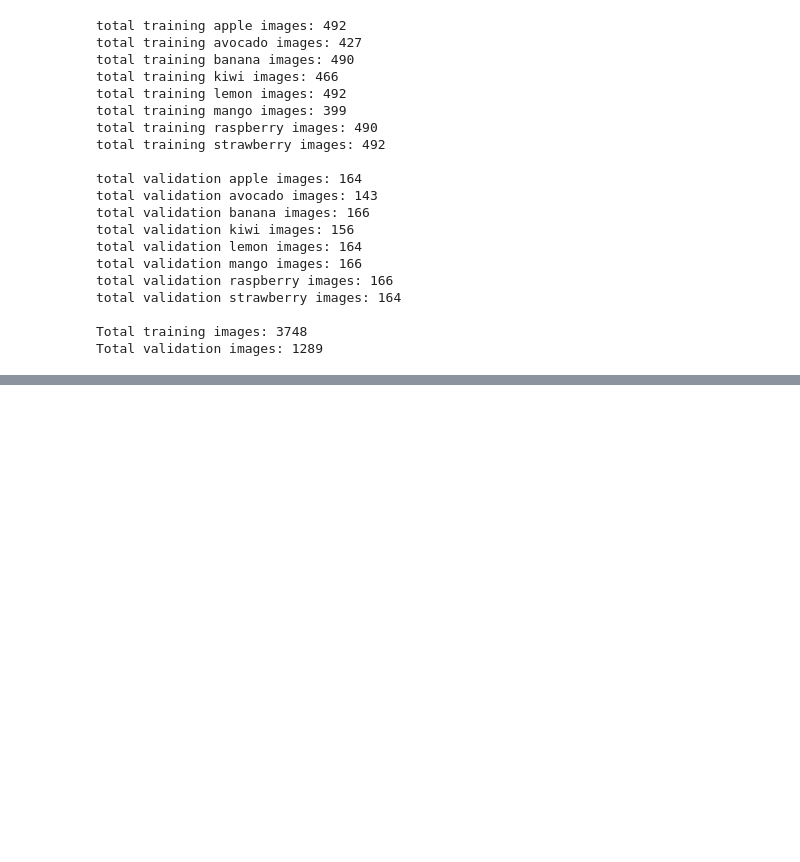
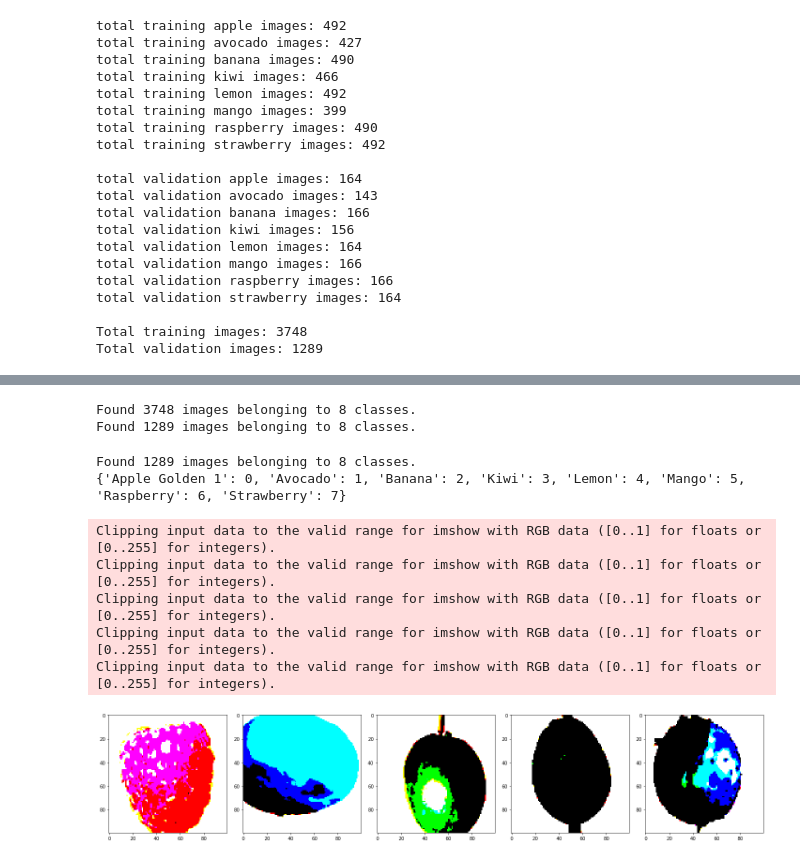
Before and after one commit to YasirHabib/Deep-Learning-Advanced-Computer-Vision, a Jupyter notebook: fruits_360_vgg_keras.ipynb, the cells around one changed output, grey strips where cells are left out. Cells and saved outputs as stored; diff of their text form; code cells hidden in the pictures; blank space fills up the shorter version.

```diff
--- a/fruits_360_vgg_keras.ipynb
+++ b/fruits_360_vgg_keras.ipynb
@@ -174,3 +123,62 @@ Found 1289 images belonging to 8 classes.
+# %%
+# image_gen_train is an instance of ImageDataGenerator. The arguments tell the generator the ways in which its allowed to modify the data (images)
+image_gen_train = ImageDataGenerator(
+    rotation_range=20,
+    width_shift_range=0.1,
+    height_shift_range=0.1,
+    shear_range=0.1,
+    zoom_range=0.2,
+    horizontal_flip=True,
+    vertical_flip=True,
+    preprocessing_function=preprocess_input
+)
+
+image_gen_val = ImageDataGenerator(preprocessing_function=preprocess_input)  # Generator for our validation data
+# %%
+# create generators
+train_generator = image_gen_train.flow_from_directory(
+    train_dir,
+    target_size=IMAGE_SIZE,
+    shuffle=True,
+    batch_size=batch_size,
+)
+
+valid_generator = image_gen_val.flow_from_directory(
+    validation_dir,
+    target_size=IMAGE_SIZE,
+    shuffle=True,
+    batch_size=batch_size,
+)
+# %% [output]
+Found 3748 images belonging to 8 classes.
+Found 1289 images belonging to 8 classes.
+# %%
+valid_generator = image_gen_val.flow_from_directory(validation_dir, target_size=IMAGE_SIZE)
+print(valid_generator.class_indices)                    # function class_indices returns a dictionary where key is the class name & the value is class index
+# %% [output]
+Found 1289 images belonging to 8 classes.
+{'Apple Golden 1': 0, 'Avocado': 1, 'Banana': 2, 'Kiwi': 3, 'Lemon': 4, 'Mango': 5, 'Raspberry': 6, 'Strawberry': 7}
+# %%
+# The data should be preprocessed properly. This has been done by passing (preprocessing_function=preprocess_input) above which reorders the channels from RGB to BGR
+# should be a strangely colored images (due to VGG weights being BGR)
+sample_training_images, _ = next(train_generator)
+# This function will plot images in the form of a grid with 1 row and 5 columns where images are placed in each column.
+def plotImages(images_arr):
+    fig, axes = plt.subplots(1, 5, figsize=(20,20))
+    axes = axes.flatten()
+    for img, ax in zip(images_arr, axes):
+        ax.imshow(img)
+    plt.tight_layout()
+    plt.show()
+
+plotImages(sample_training_images[:5])       # Plot images 0-4
+# %% [output]
+Clipping input data to the valid range for imshow with RGB data ([0..1] for floats or [0..255] for integers).
+Clipping input data to the valid range for imshow with RGB data ([0..1] for floats or [0..255] for integers).
+Clipping input data to the valid range for imshow with RGB data ([0..1] for floats or [0..255] for integers).
+Clipping input data to the valid range for imshow with RGB data ([0..1] for floats or [0..255] for integers).
+Clipping input data to the valid range for imshow with RGB data ([0..1] for floats or [0..255] for integers).
+[figure, added]
 # %%
 # add preprocessing layer to the front of VGG
 vgg = VGG16(input_shape=IMAGE_SIZE + [3], weights='imagenet', include_top=False)
```
Also changed, not shown: parts of 7 cells of this notebook.
